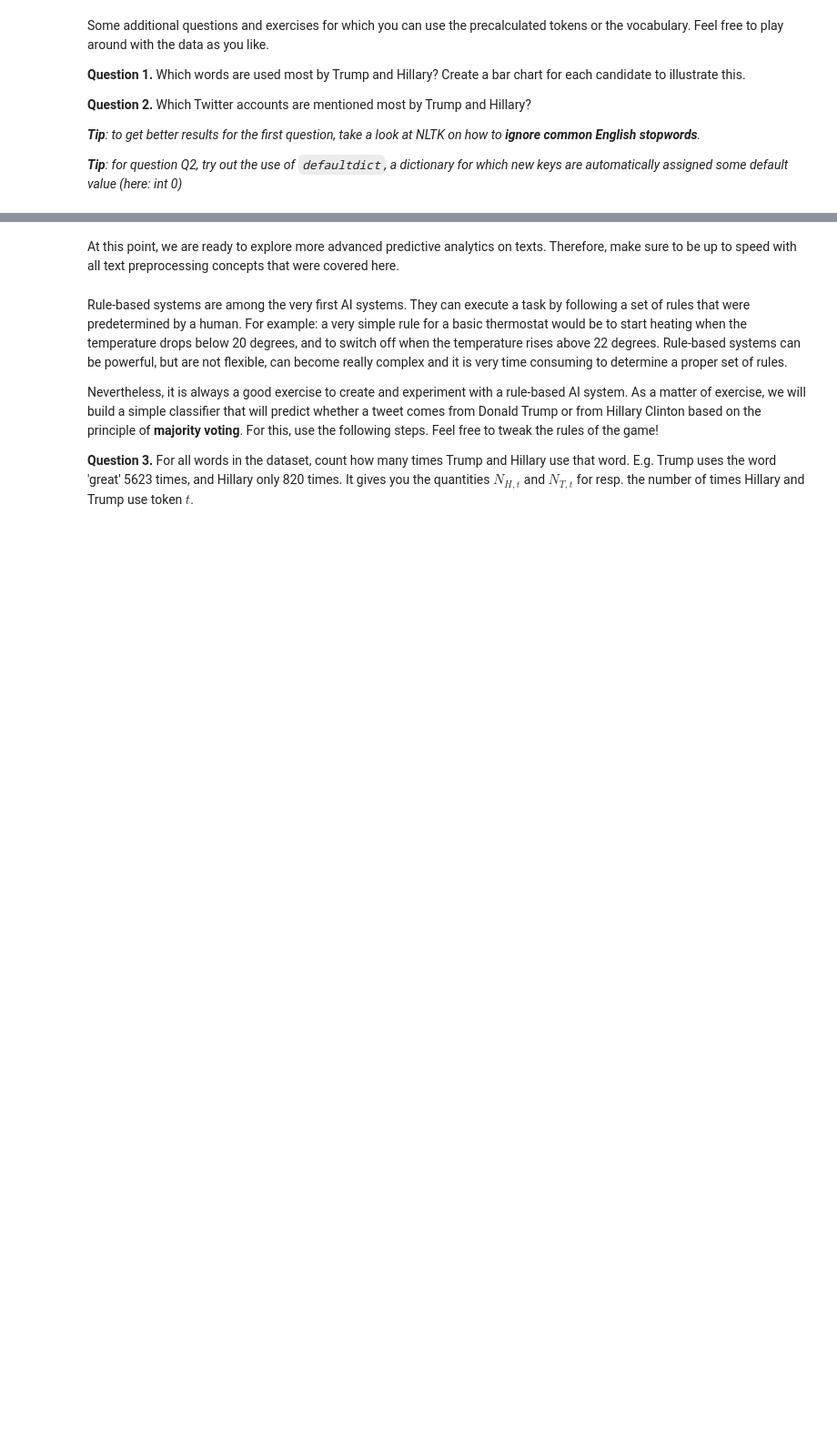
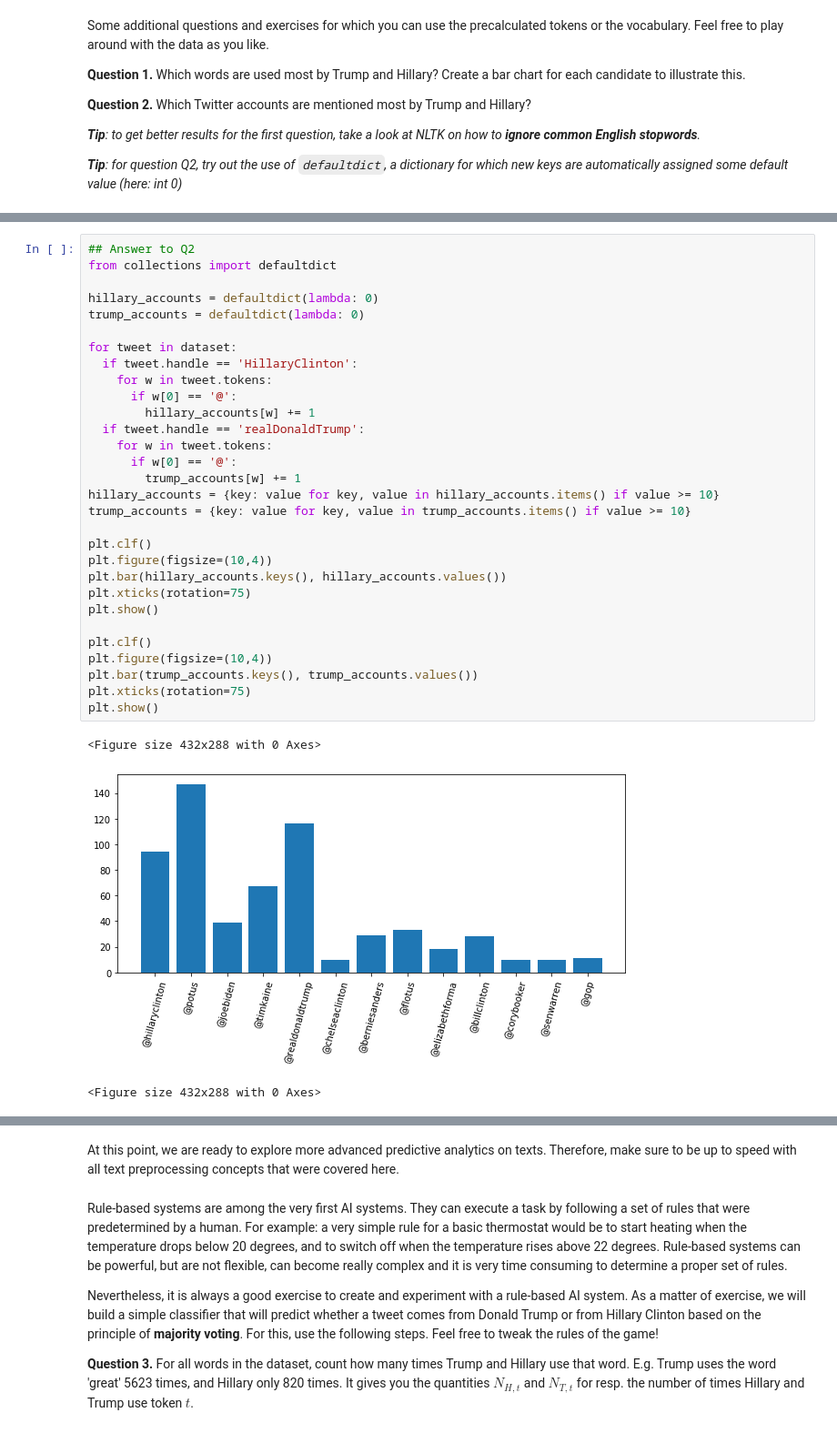
Before and after one commit to gartangh/Natural-Language-Processing-Labs, a Jupyter notebook: Lab 1/NLP_Lab1_student.ipynb, the cells around one changed output, grey strips where cells are left out. Shown at 91% size. Drawn from its saved outputs; the diff is of its cells as text; blank space fills up the shorter version.

```diff
--- a/Lab 1/NLP_Lab1_student.ipynb
+++ b/Lab 1/NLP_Lab1_student.ipynb
@@ -490,0 +831,34 @@ Some additional questions and exercises for which you can use the precalculated
+# %%
+## Answer to Q2
+from collections import defaultdict
+
+hillary_accounts = defaultdict(lambda: 0)
+trump_accounts = defaultdict(lambda: 0)
+
+for tweet in dataset:
+  if tweet.handle == 'HillaryClinton':
+    for w in tweet.tokens:
+      if w[0] == '@':
+        hillary_accounts[w] += 1
+  if tweet.handle == 'realDonaldTrump':
+    for w in tweet.tokens:
+      if w[0] == '@':
+        trump_accounts[w] += 1
+hillary_accounts = {key: value for key, value in hillary_accounts.items() if value >= 10}
+trump_accounts = {key: value for key, value in trump_accounts.items() if value >= 10}
+
+plt.clf()
+plt.figure(figsize=(10,4))
+plt.bar(hillary_accounts.keys(), hillary_accounts.values())
+plt.xticks(rotation=75)
+plt.show()
+
+plt.clf()
+plt.figure(figsize=(10,4))
+plt.bar(trump_accounts.keys(), trump_accounts.values())
+plt.xticks(rotation=75)
+plt.show()
+# %% [output]
+<Figure size 432x288 with 0 Axes>
+[figure, added]
+<Figure size 432x288 with 0 Axes>
```
Also changed, not shown: parts of 88 cells of this notebook.
